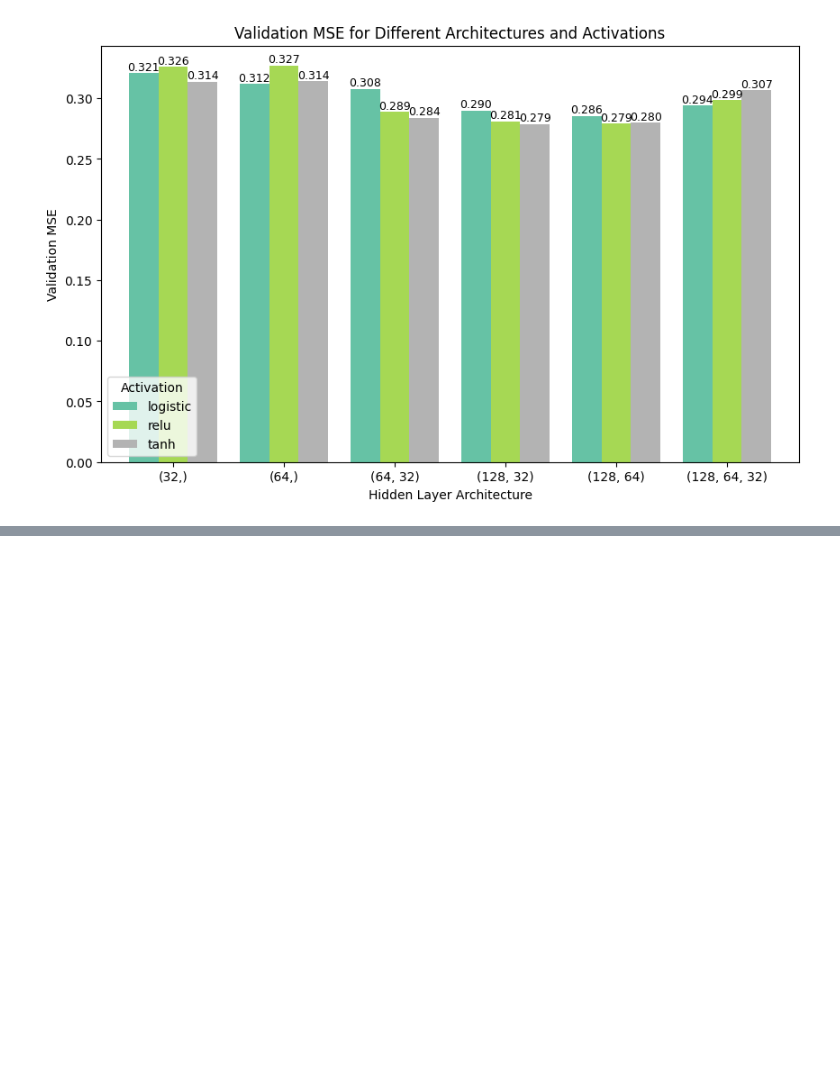
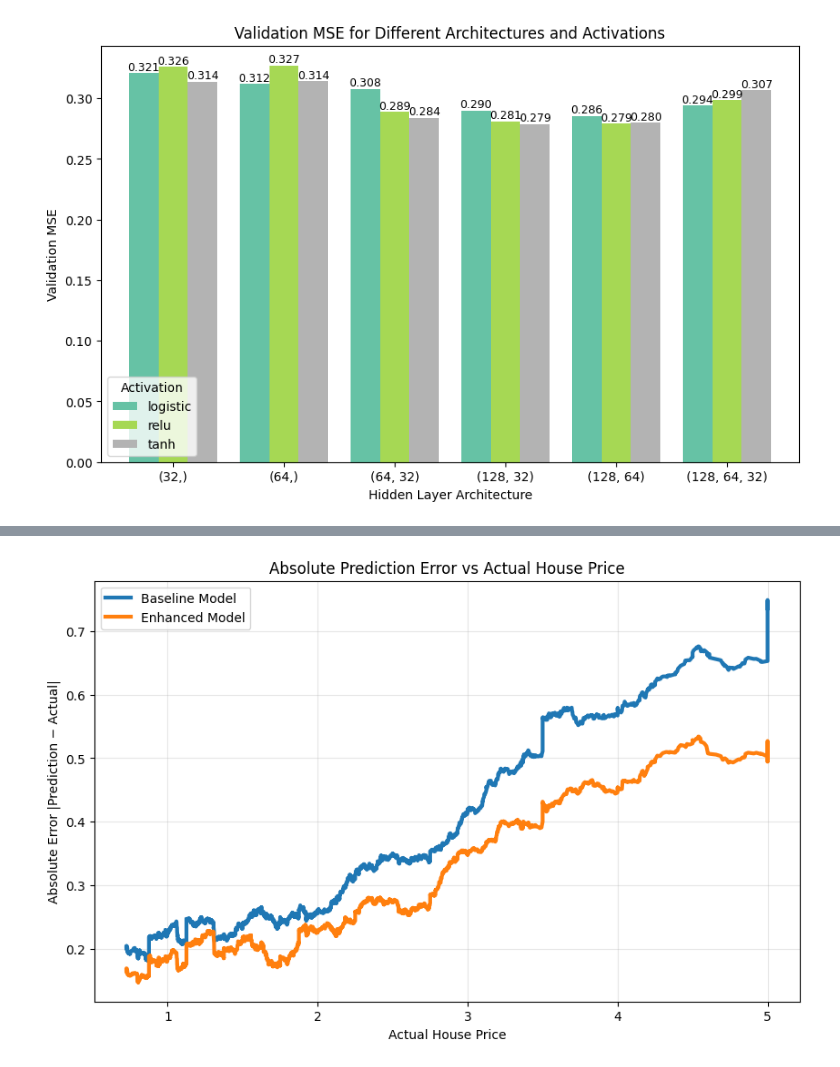
Before and after one commit to xfsd1448-uol/2603-Group-Project, a Jupyter notebook: main_Yannis.ipynb, the cells around one changed output, grey strips where cells are left out. Saved outputs shown, nothing was run; the diff lists cells and outputs as text; code cells hidden in the pictures; blank space fills up the shorter version.

```diff
--- a/main_Yannis.ipynb
+++ b/main_Yannis.ipynb
@@ -555,0 +607,95 @@ Architecture
+# %%
+
+# ============================================================
+# Absolute Error vs Actual House Price (Trend Lines Only)
+# Baseline Model vs Enhanced Model
+# ============================================================
+# 该代码绘制：
+# x轴：真实房价 (Actual house price)
+# y轴：绝对误差 |Prediction - Actual|
+# 只显示两条趋势线：
+# Baseline 模型趋势线
+# Enhanced 模型趋势线
+# ============================================================
+
+import numpy as np
+import pandas as pd
+import matplotlib.pyplot as plt
+
+# ------------------------------------------------------------
+# 1. Extract actual house prices
+# 提取真实房价
+# ------------------------------------------------------------
+
+actual_price = y_test.to_numpy()
+
+# ------------------------------------------------------------
+# 2. Compute absolute errors
+# 计算绝对误差 |prediction - actual|
+# ------------------------------------------------------------
+
+baseline_abs_error = np.abs(baseline_test_pred - y_test).to_numpy()
+enhanced_abs_error = np.abs(test_pred_enh_final - y_test).to_numpy()
+
+# ------------------------------------------------------------
+# 3. Build dataframe for sorting
+# 构建 dataframe 并按真实房价排序
+# ------------------------------------------------------------
+
+df_plot = pd.DataFrame({
+    "ActualPrice": actual_price,
+    "BaselineError": baseline_abs_error,
+    "EnhancedError": enhanced_abs_error
+})
+
+df_plot = df_plot.sort_values("ActualPrice")
+
+# ------------------------------------------------------------
+# 4. Smooth curves using rolling mean
+# 使用 rolling mean 平滑趋势
+# ------------------------------------------------------------
+
+window = 300
+# window = 300 means each point is averaged with the previous 300 observations
+#
+# window = 300 表示：
+# 每个点都会和前 300 个数据点一起计算平均值
+baseline_smooth = df_plot["BaselineError"].rolling(window).mean()
+enhanced_smooth = df_plot["EnhancedError"].rolling(window).mean()
+
+# ------------------------------------------------------------
+# 5. Plot the trend lines
+# 只绘制趋势线
+# ------------------------------------------------------------
+
+plt.figure(figsize=(10,6))
+
+plt.plot(
+    df_plot["ActualPrice"],
+    baseline_smooth,
+    linewidth=3,             # thicker line for better visibility
+    label="Baseline Model"
+)
+
+plt.plot(
+    df_plot["ActualPrice"],
+    enhanced_smooth,
+    linewidth=3,
+    label="Enhanced Model"
+)
+
+# ------------------------------------------------------------
+# 6. Formatting
+# 图像设置
+# ------------------------------------------------------------
+
+plt.xlabel("Actual House Price")
+plt.ylabel("Absolute Error |Prediction − Actual|")
+plt.title("Absolute Prediction Error vs Actual House Price")
+
+plt.legend()
+plt.grid(True, alpha=0.3)
+
+plt.show()
+# %% [output]
+[figure, added]
```
Also changed, not shown: parts of 1 cell of this notebook.
